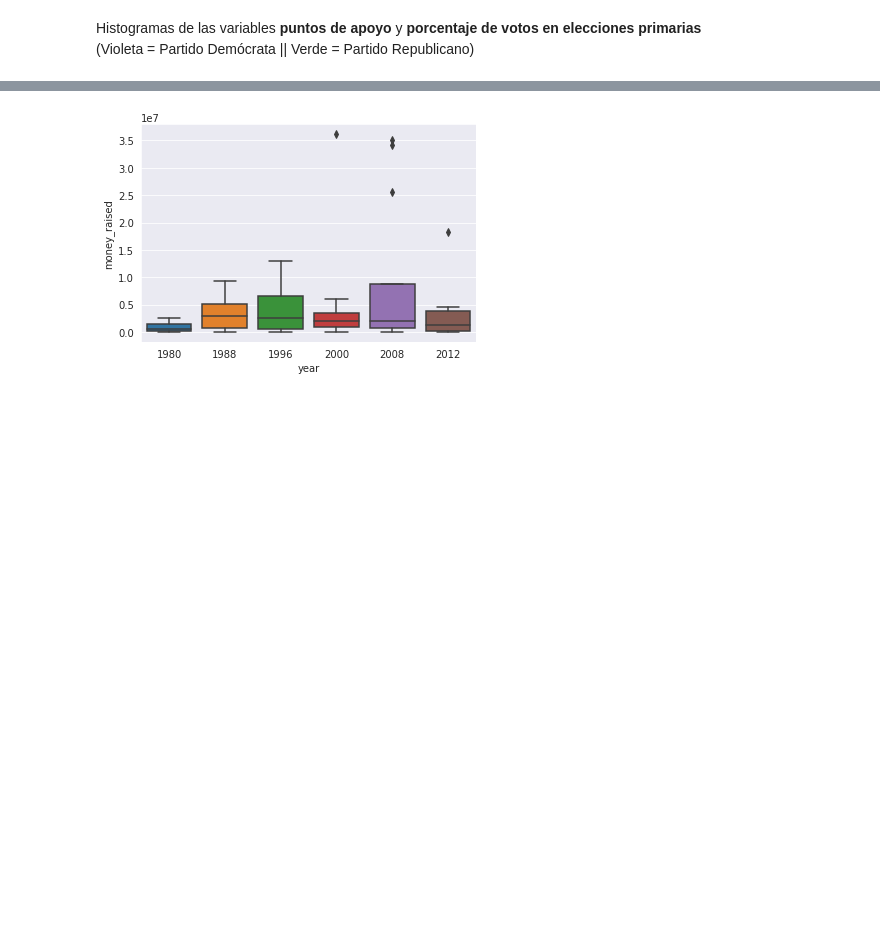
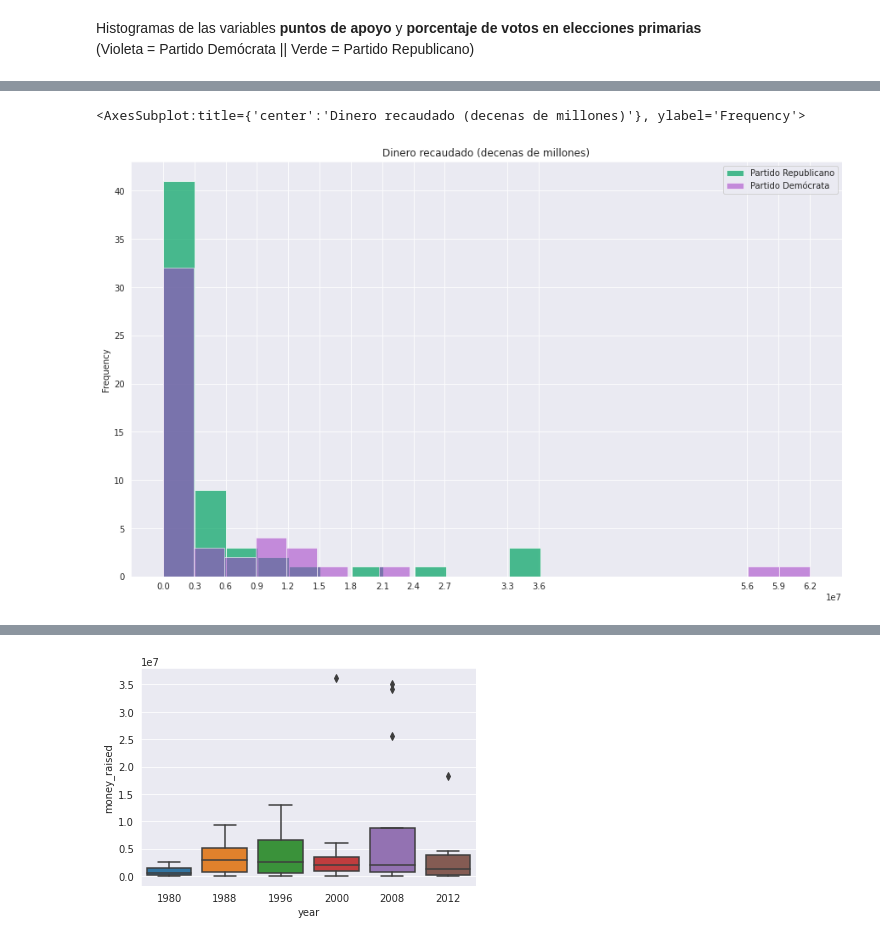
Before and after one commit to 1gnacio/orgadatos-kaggle-tp1, a Jupyter notebook: notebook707f668b56.ipynb, the cells around one changed output, grey strips where cells are left out. Drawn from its saved outputs; the diff is of its cells as text; code cells hidden in the pictures; blank space fills up the shorter version.

```diff
--- a/notebook707f668b56.ipynb
+++ b/notebook707f668b56.ipynb
@@ -413,0 +368,7 @@ data_dem['percentage_of_money'].plot.hist(bins=13, color='#a43bc7', alpha=0.55,
+# %%
+ticks = (0, 3*10**6, 6*10**6, 9*10**6, 12*10**6, 15*10**6, 18*10**6, 21*10**6, 24*10**6, 27*10**6, 33*10**6, 36*10**6, 56*10**6, 59*10**6, 62*10**6)
+data_rep['money_raised'].plot.hist(bins=12, color='#02a363', alpha=0.7,figsize=(15,9), label='Partido Republicano', legend=True) # Menos bins ya que el máximo es menor
+data_dem['money_raised'].plot.hist(bins=21, color='#a43bc7', alpha=0.55, title = 'Dinero recaudado (decenas de millones)', label='Partido Demócrata', legend=True, xticks=ticks)
+# %% [output]
+<AxesSubplot:title={'center':'Dinero recaudado (decenas de millones)'}, ylabel='Frequency'>
+[figure, added]
```
Also changed, not shown: parts of 12 cells of this notebook.
